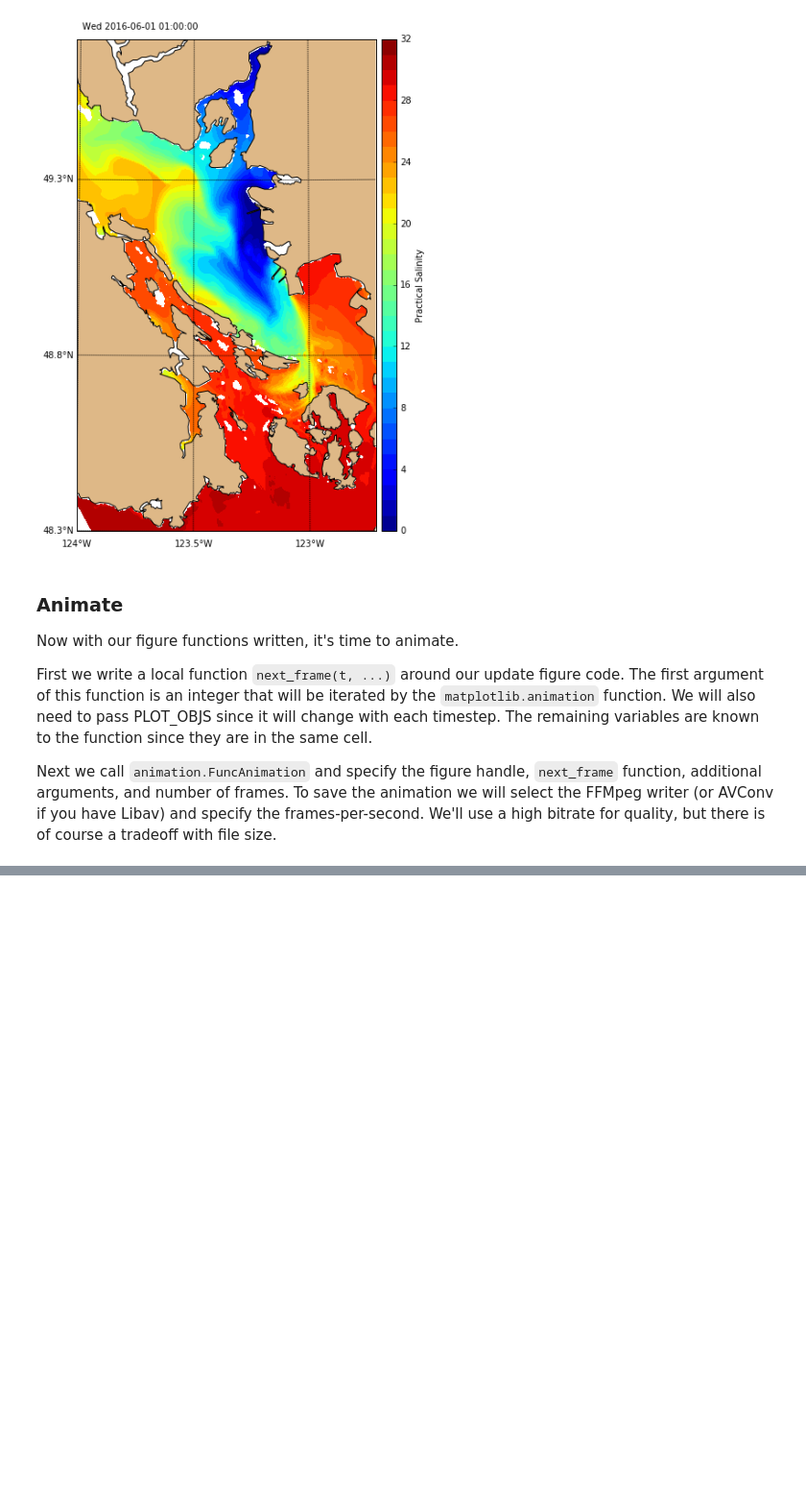
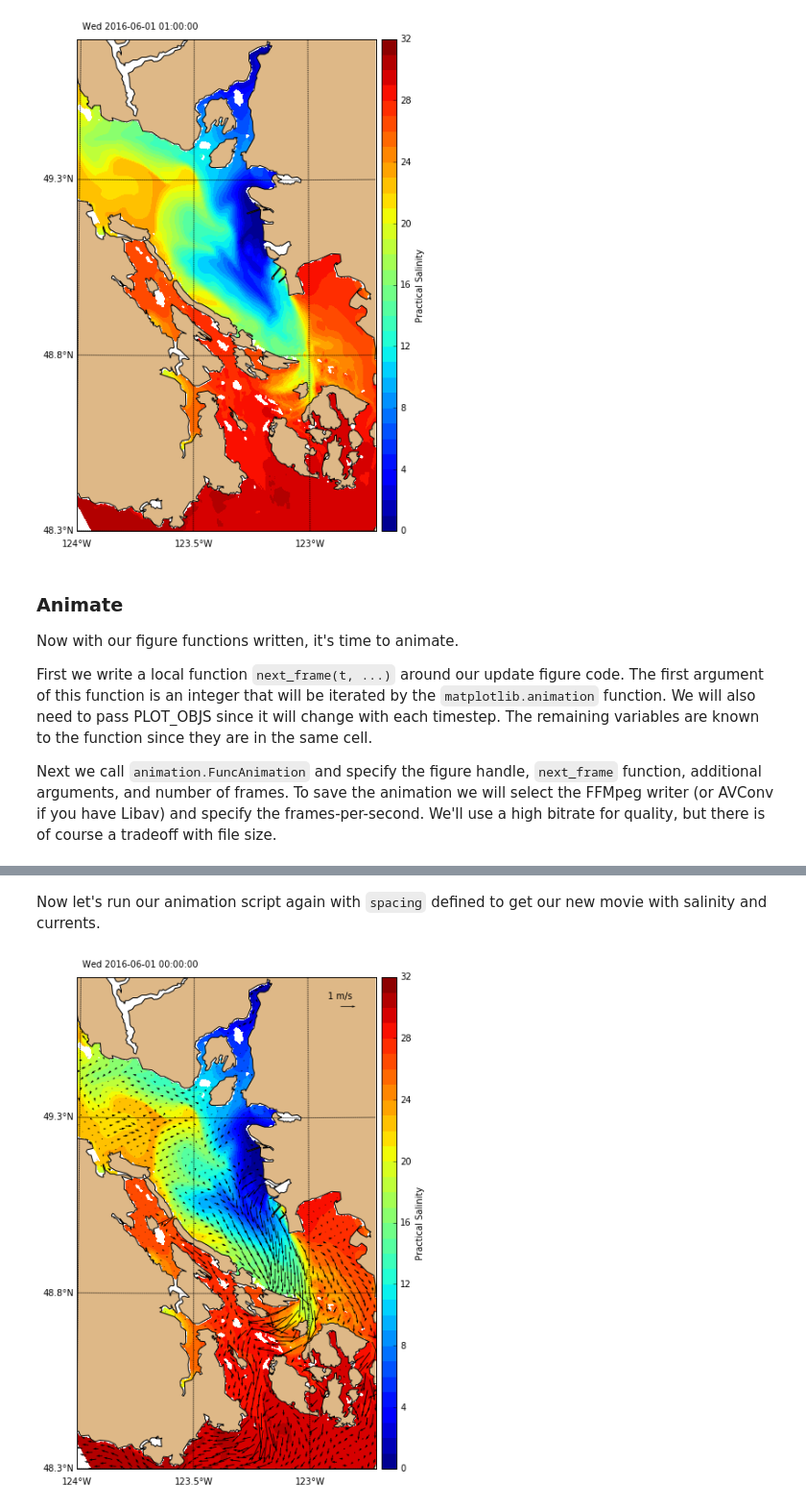
Before and after one commit to bmooremaley/software-workouts, a Jupyter notebook: tutorials/tracer_vector_animations.ipynb, the cells around one changed output, grey strips where cells are left out. Shown at 96% size. Cells and saved outputs as stored; diff of their text form; code cells hidden in the pictures; blank space fills up the shorter version.

Commit message:
Added vectors to tracer_vector_animations notebook

```diff
--- a/tutorials/tracer_vector_animations.ipynb
+++ b/tutorials/tracer_vector_animations.ipynb
@@ -232,7 +232,7 @@ w_map = [-124, -122.7, 48.3, 49.7]
 NEMO, PLOT_OBJS = make_figure(starttime, ax, cmap, w_map, NEMO)
 
 # Step time index forward
-time_ind = (starttime + dtm.timedelta(hours=1))
+time_ind = starttime + dtm.timedelta(hours=1)
 
 # Clear previous salinity contours
 for C in PLOT_OBJS['CONT_OBJ'].collections:
@@ -288,7 +288,7 @@ w_map = [-124, -122.7, 48.3, 49.7]
 NEMO, PLOT_OBJS = make_figure(starttime, ax, cmap, w_map, NEMO)
 
 # Step time index forward
-time_ind = (starttime + dtm.timedelta(hours=1))
+time_ind = starttime + dtm.timedelta(hours=1)
 
 # Update figure
 PLOT_OBJS = update_figure(time_ind, ax, cmap, NEMO, PLOT_OBJS)
@@ -321,7 +321,7 @@ NEMO, PLOT_OBJS = make_figure(starttime, ax, cmap, w_map, NEMO)
 
 def next_frame(t, PLOT_OBJS):
     # Step time index forward
-    time_ind = (starttime + dtm.timedelta(hours=t))
+    time_ind = starttime + dtm.timedelta(hours=t)
 
     # Update figure
     PLOT_OBJS = update_figure(time_ind, ax, cmap, NEMO, PLOT_OBJS)
@@ -334,0 +415,36 @@ ANI.save('/ocean/bmoorema/research/programming/swc/30Jun2016/mymovie.mp4', write
+# %% [markdown]
+Now let's run our animation script again with `spacing` defined to get our new movie with salinity and currents.
+# %%
+# Time index
+starttime = dparser.parse(timerange[0])
+
+# Make figure window
+fig, ax = plt.subplots(1, 1, figsize=(10, 10))
+
+# Define colormap
+cmap = plt.get_cmap('jet')
+
+# Define map window
+w_map = [-124, -122.7, 48.3, 49.7]
+
+# Current vector spacing
+spacing = 5
+
+# Make figure
+NEMO, PLOT_OBJS = make_figure(starttime, ax, cmap, w_map, spacing, NEMO)
+
+def next_frame(t, PLOT_OBJS):
+    # Step time index forward
+    time_ind = starttime + dtm.timedelta(hours=t)
+
+    # Update figure
+    PLOT_OBJS = update_figure(time_ind, ax, cmap, spacing, NEMO, PLOT_OBJS)
+
+    return PLOT_OBJS
+
+# Animate
+ANI = animation.FuncAnimation(fig, next_frame, fargs=[PLOT_OBJS], frames=24)
+mywriter = animation.FFMpegWriter(fps=12, bitrate=10000)
+ANI.save('/ocean/bmoorema/research/programming/swc/30Jun2016/mymovie.mp4', writer=mywriter)
+# %% [output]
+[figure, added]
```
Also changed, not shown: parts of 6 cells of this notebook.
